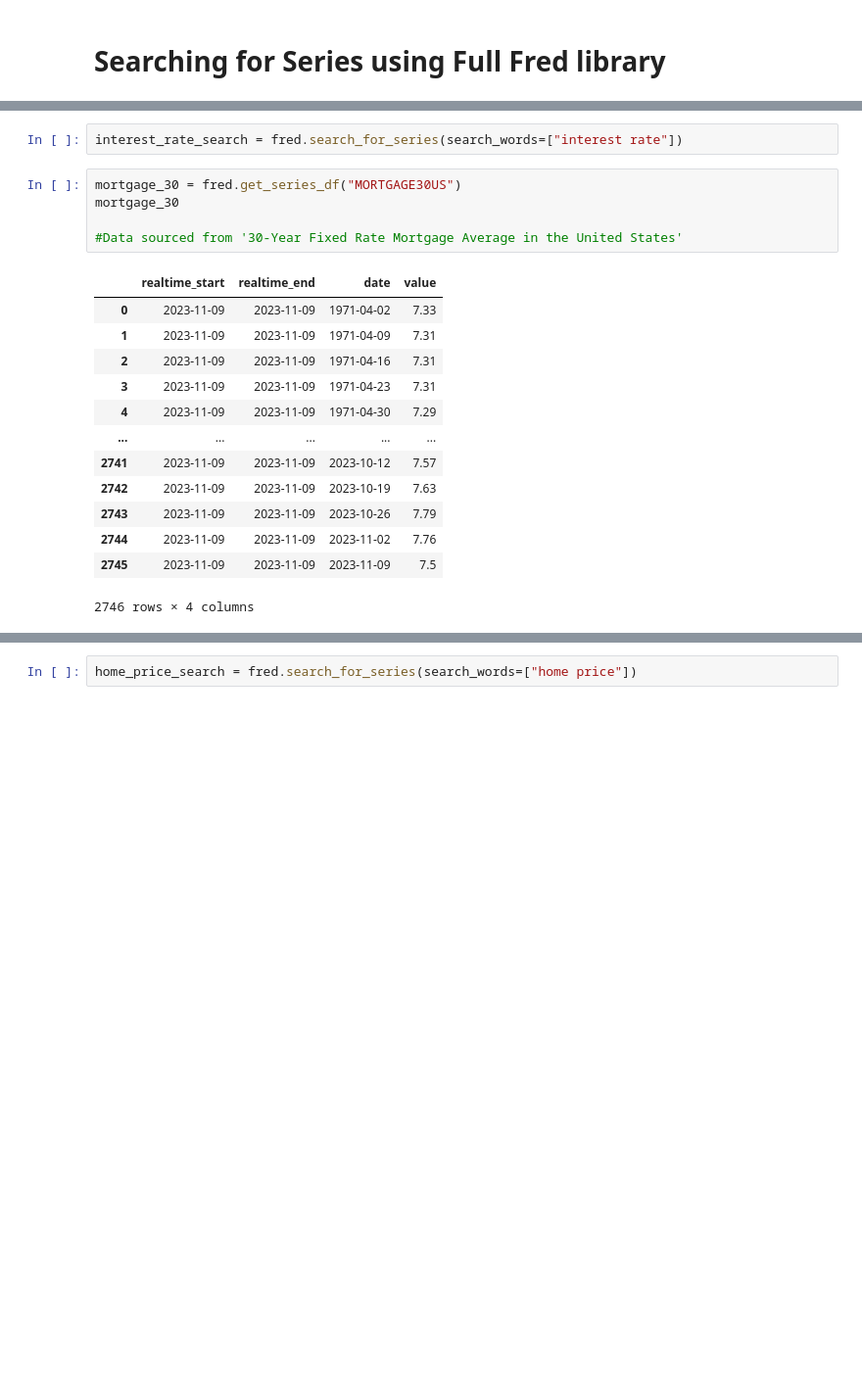
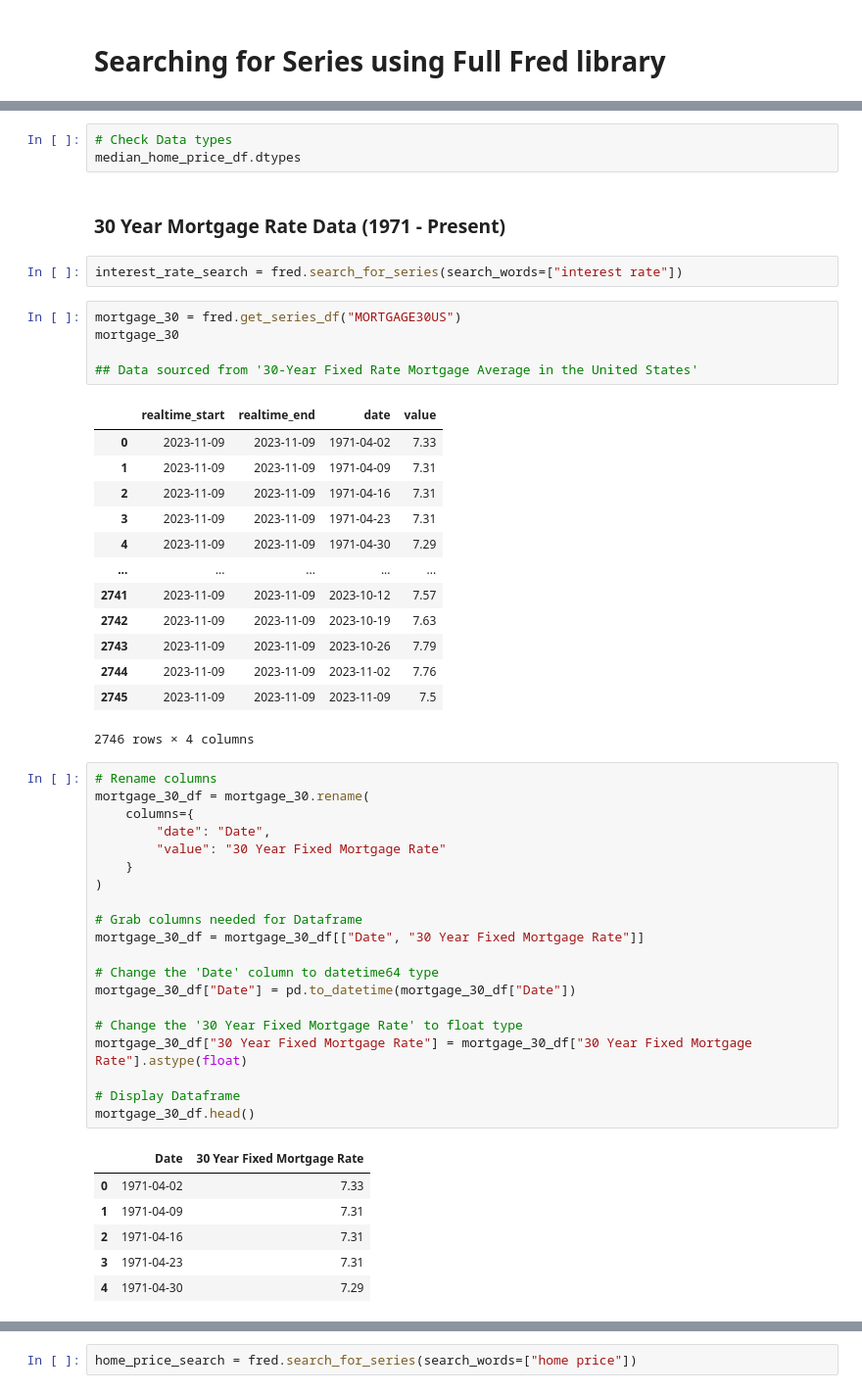
Before and after one commit to njlanger/Project1_Grp3, a Jupyter notebook: input_data/raw_fred_data.ipynb, the cells around one changed output, grey strips where cells are left out. Shown at 98% size. Cells and saved outputs as stored; diff of their text form; blank space fills up the shorter version.

```diff
--- a/input_data/raw_fred_data.ipynb
+++ b/input_data/raw_fred_data.ipynb
@@ -98,13 +92,18 @@ median_home_price_df.head()
 | 2 | 1963-07-01 | 17900.0 |
 | 3 | 1963-10-01 | 18500.0 |
 | 4 | 1964-01-01 | 18500.0 |
+# %%
+# Check Data types
+median_home_price_df.dtypes
+# %% [markdown]
+### 30 Year Mortgage Rate Data (1971 - Present)
 # %%
 interest_rate_search = fred.search_for_series(search_words=["interest rate"])
 # %%
 mortgage_30 = fred.get_series_df("MORTGAGE30US")
 mortgage_30
 
-#Data sourced from '30-Year Fixed Rate Mortgage Average in the United States'
+## Data sourced from '30-Year Fixed Rate Mortgage Average in the United States'
 # %% [output]
 |  | realtime_start | realtime_end | date | value |
 | 0 | 2023-11-09 | 2023-11-09 | 1971-04-02 | 7.33 |
@@ -119,3 +118,30 @@ mortgage_30
 | 2744 | 2023-11-09 | 2023-11-09 | 2023-11-02 | 7.76 |
 | 2745 | 2023-11-09 | 2023-11-09 | 2023-11-09 | 7.5 |
 2746 rows × 4 columns
+# %%
+# Rename columns
+mortgage_30_df = mortgage_30.rename(
+    columns={
+        "date": "Date",
+        "value": "30 Year Fixed Mortgage Rate"
+    }
+)
+
+# Grab columns needed for Dataframe
+mortgage_30_df = mortgage_30_df[["Date", "30 Year Fixed Mortgage Rate"]]
+
+# Change the 'Date' column to datetime64 type
+mortgage_30_df["Date"] = pd.to_datetime(mortgage_30_df["Date"])
+
+# Change the '30 Year Fixed Mortgage Rate' to float type
+mortgage_30_df["30 Year Fixed Mortgage Rate"] = mortgage_30_df["30 Year Fixed Mortgage Rate"].astype(float)
+
+# Display Dataframe
+mortgage_30_df.head()
+# %% [output]
+|  | Date | 30 Year Fixed Mortgage Rate |
+| 0 | 1971-04-02 | 7.33 |
+| 1 | 1971-04-09 | 7.31 |
+| 2 | 1971-04-16 | 7.31 |
+| 3 | 1971-04-23 | 7.31 |
+| 4 | 1971-04-30 | 7.29 |
```
Also changed, not shown: parts of 25 cells of this notebook.
